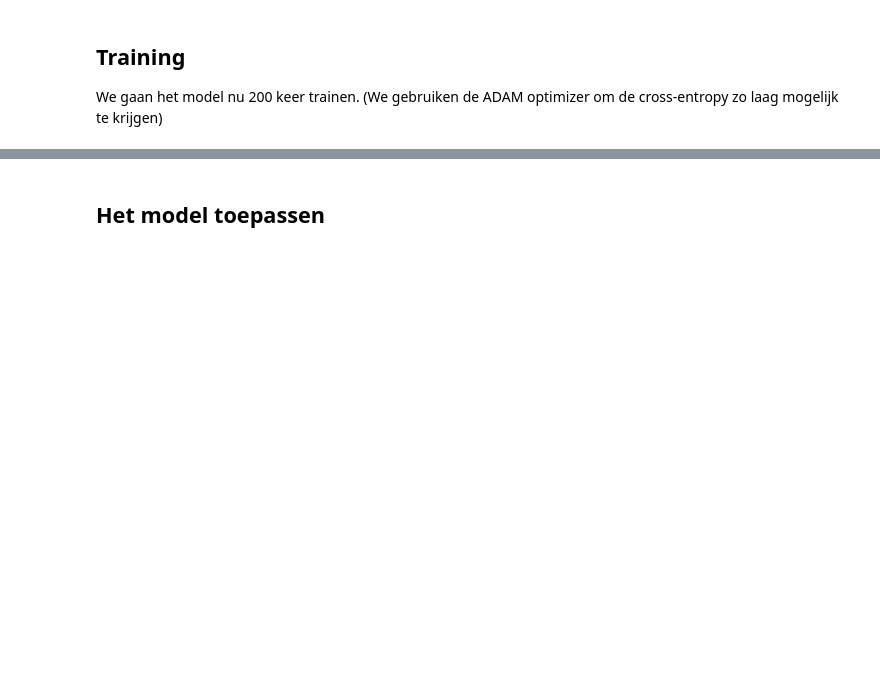
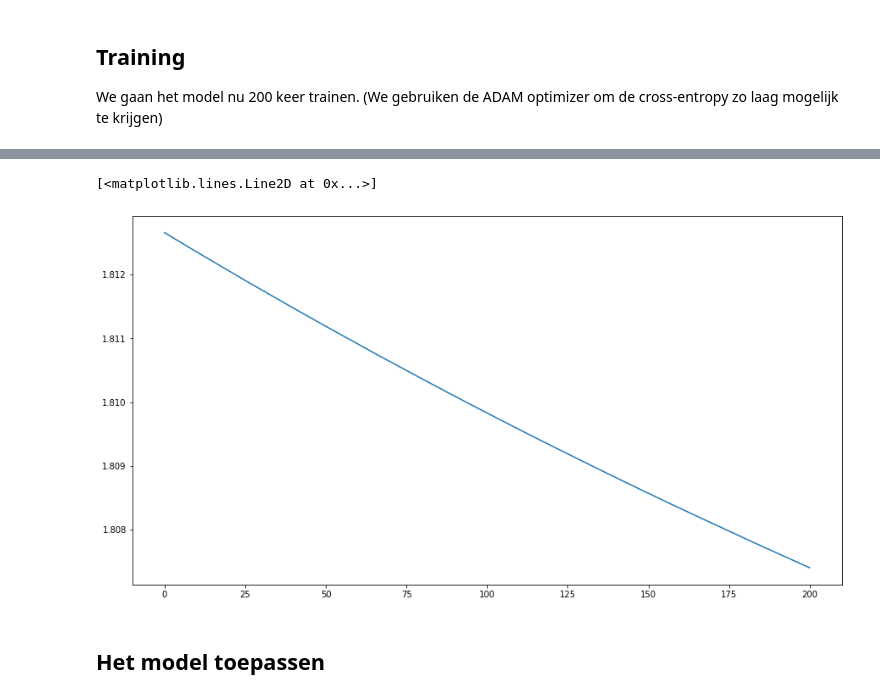
Before and after one commit to rwsdatalab/verkeersborden, a Jupyter notebook: notebooks/deel_1_Verkeersborden_classificeren.ipynb, the cells around one changed output, grey strips where cells are left out. Drawn from its saved outputs; the diff is of its cells as text; code cells hidden in the pictures; blank space fills up the shorter version.

```diff
--- a/notebooks/deel_1_Verkeersborden_classificeren.ipynb
+++ b/notebooks/deel_1_Verkeersborden_classificeren.ipynb
@@ -236,7 +289,11 @@ print("sessie is aangemaakt!")
 # %%
+loss_values = []
+steps = []
+
 for i in range(201):
-    _, loss_value = session.run([train, loss],
-                                feed_dict={images_ph: images_a, labels_ph: labels_a})
+    _, loss_value = session.run([train, loss], feed_dict={images_ph: images_a, labels_ph: labels_a})
+    loss_values.append(loss_value)
+    steps.append(i)
     if i % 10 == 0:
         print("Loss: ", loss_value)
 
@@ -244,3 +319,9 @@ print("het model is getraind!")
+# %%
+fig, ax = plt.subplots(figsize=(15, 8))
+ax.plot(steps, loss_values)
+# %% [output]
+[<matplotlib.lines.Line2D at 0x...>]
+[figure, added]
 # %% [markdown]
 ## Het model toepassen
 # %% [markdown]
```
Also changed, not shown: parts of 22 cells of this notebook.
